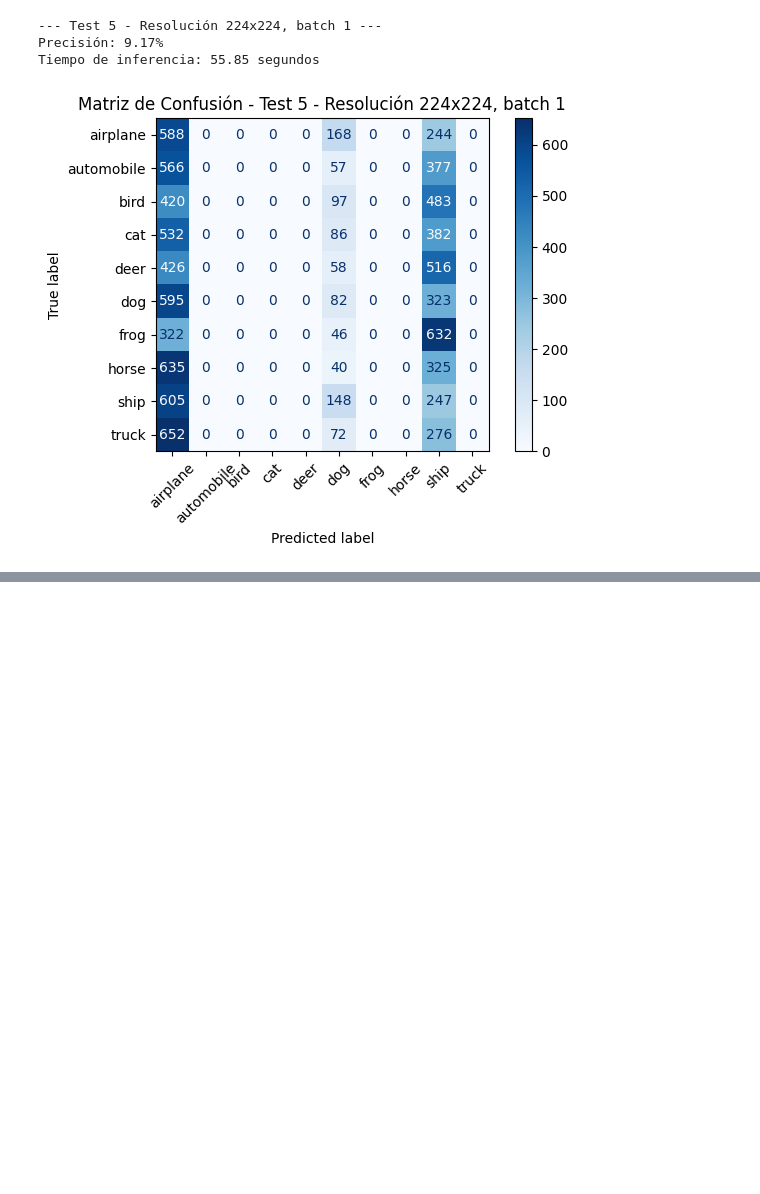
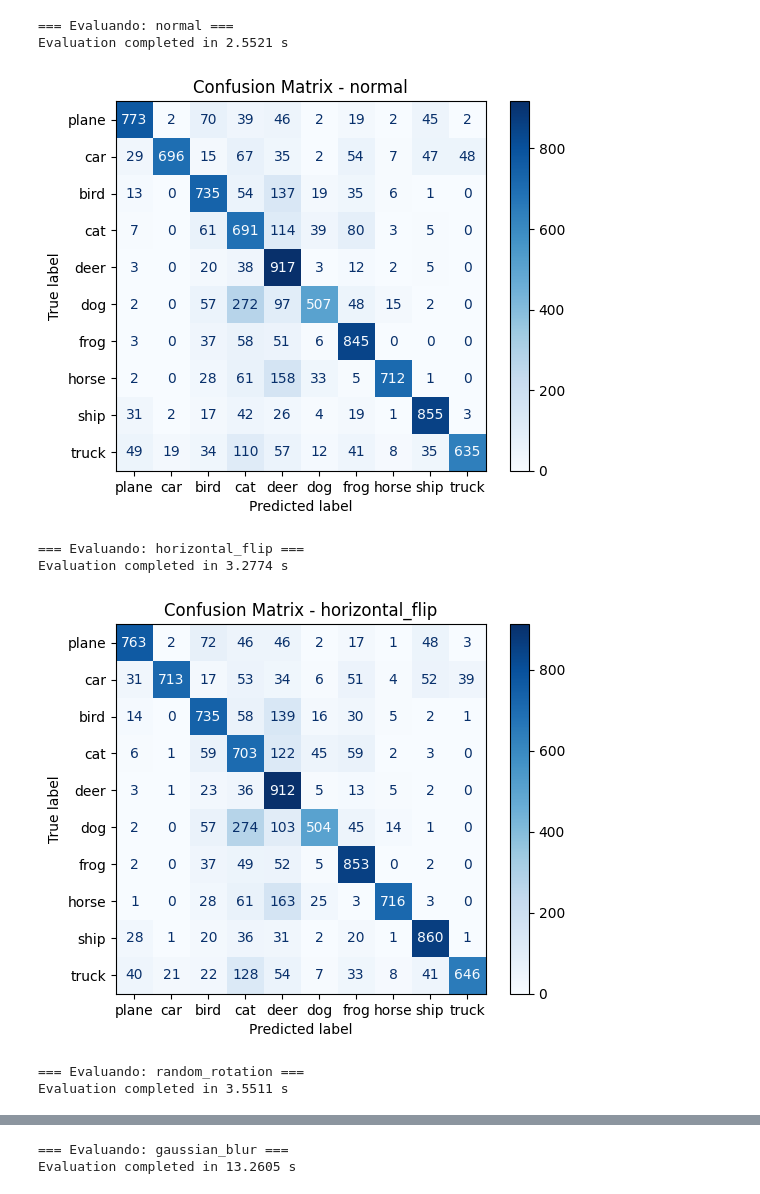
Before and after one commit to ASerraMartin/unAI, a Jupyter notebook: CIFAR-10-Python/main.ipynb, the cells around one changed output, grey strips where cells are left out. Saved outputs shown, nothing was run; the diff lists cells and outputs as text; code cells hidden in the pictures; blank space fills up the shorter version.

```diff
--- a/CIFAR-10-Python/main.ipynb
+++ b/CIFAR-10-Python/main.ipynb
@@ -166,8 +8,0 @@ Test 5: Resolución 224x224, batch_size 1 (modo real-time)
-# %%
-testloader_5 = cargar_datos_test(imagen_size=224, batch_size=1)
-evaluar_modelo(testloader_5, "Test 5 - Resolución 224x224, batch 1")
-# %% [output]
---- Test 5 - Resolución 224x224, batch 1 ---
-Precisión: 9.17%
-Tiempo de inferencia: 55.85 segundos
-[figure, removed]
@@ -173,0 +20,23 @@ Tiempo de inferencia: 55.85 segundos
+# %%
+# === EVALUAR Y MOSTRAR MATRIZ DE CONFUSIÓN ===
+def evaluate(model, dataloader, title="Confusion Matrix"):
+    all_preds, all_labels = [], []
+
+    start = time.time()
+
+    with torch.no_grad():
+        for inputs, labels in dataloader:
+            inputs, labels = inputs.to(DEVICE), labels.to(DEVICE)
+            outputs = model(inputs)
+            _, preds = torch.max(outputs, 1)
+            all_preds.extend(preds.cpu().numpy())
+            all_labels.extend(labels.cpu().numpy())
+
+    end = time.time()
+    print(f"Evaluation completed in {end - start:.4f} s")
+    cm = confusion_matrix(all_labels, all_preds)
+    disp = ConfusionMatrixDisplay(confusion_matrix=cm, display_labels=CLASS_NAMES)
+    disp.plot(cmap=plt.cm.Blues)
+    plt.title(title)
+    plt.show()
+    return end-start
@@ -173,0 +71,29 @@ Tiempo de inferencia: 55.85 segundos
+# %%
+# === MAIN ===
+if __name__ == "__main__":
+
+    model = models.resnet18()
+    model.fc = torch.nn.Linear(model.fc.in_features, 10)
+    model.load_state_dict(torch.load(MODEL_PATH))
+    model.eval()
+    model.to(DEVICE)
+
+    start_total = time.time()
+    gpu_total = 0
+    for name, transform in test_transforms.items():
+        print(f"\n=== Evaluando: {name} ===")
+        test_loader = get_test_loader(transform)
+        gpu_total += evaluate(model, test_loader, title=f"Confusion Matrix - {name}")
+
+    end_total = time.time()
+    print(f"\nTotal GPU time for all transformations: {gpu_total:.4f} s")
+    print(f"\nTotal execution time: {end_total - start_total:.4f} s")
+# %% [output]
+=== Evaluando: normal ===
+Evaluation completed in 2.5521 s
+[figure, added]
+=== Evaluando: horizontal_flip ===
+Evaluation completed in 3.2774 s
+[figure, added]
+=== Evaluando: random_rotation ===
+Evaluation completed in 3.5511 s
@@ -173,0 +101,2 @@ Tiempo de inferencia: 55.85 segundos
+=== Evaluando: gaussian_blur ===
+Evaluation completed in 13.2605 s
```
Also changed, not shown: parts of 26 cells of this notebook, 1 other file.
